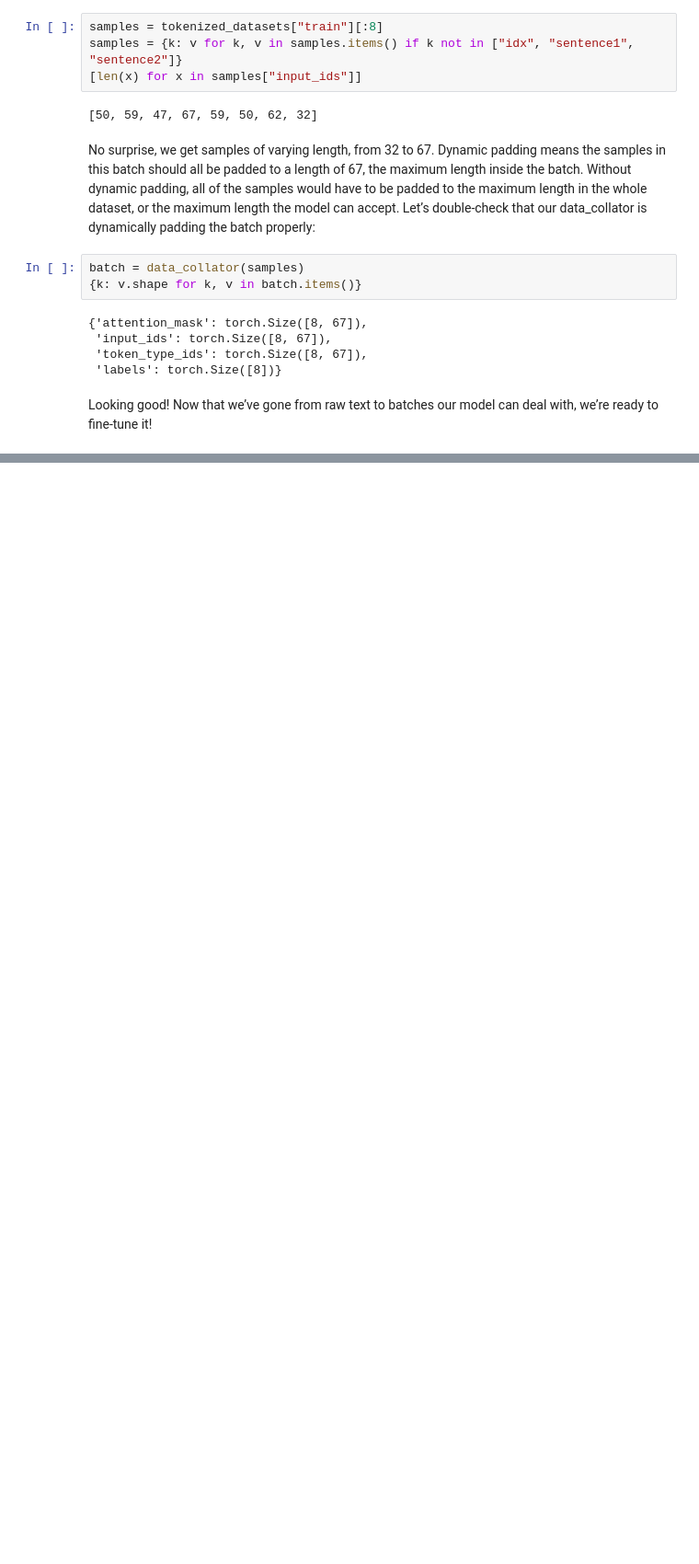
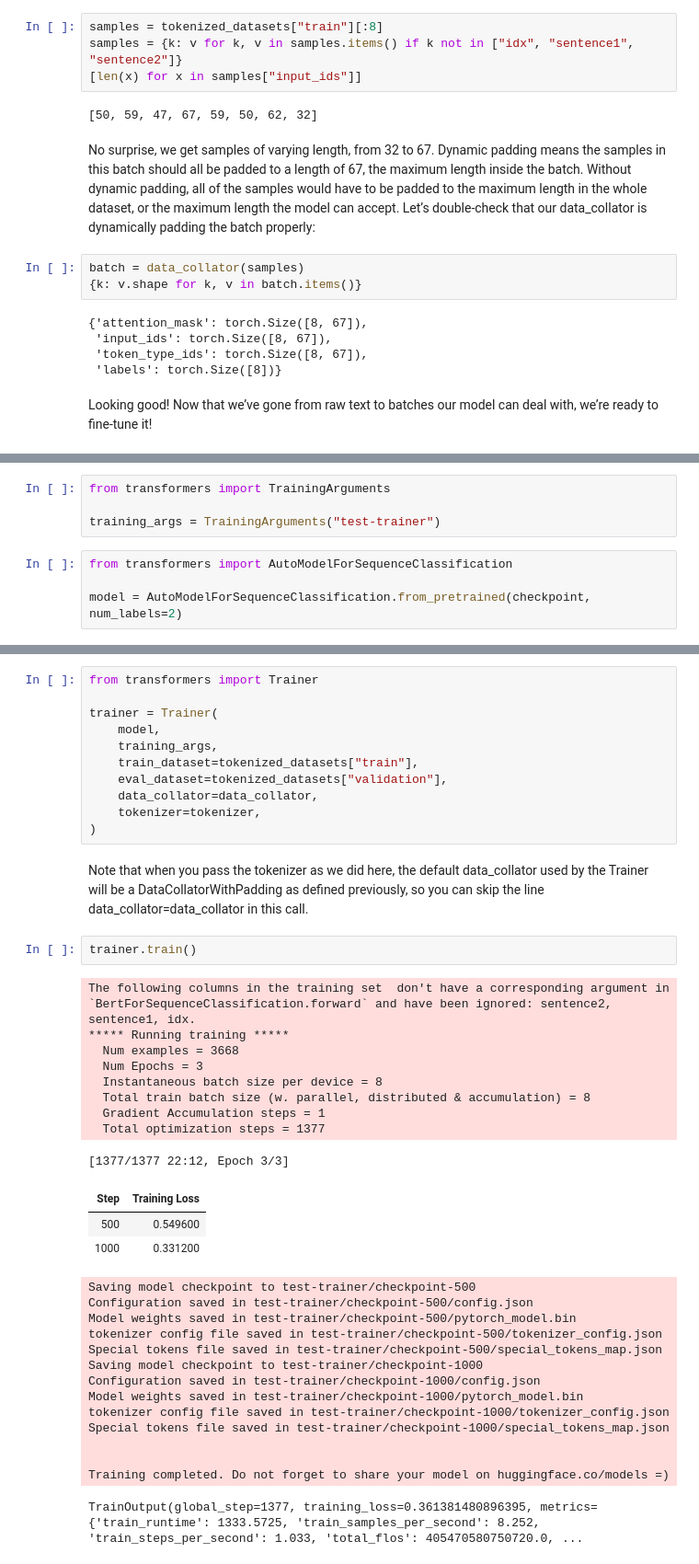
Before and after one commit to dbustosp/transformers_study, a Jupyter notebook: notebooks/fine_tunning.ipynb, the cells around one changed output, grey strips where cells are left out. Shown: that part at 92% size. Drawn from its saved outputs; the diff is of its cells as text; blank space fills up the shorter version.

```diff
--- a/notebooks/fine_tunning.ipynb
+++ b/notebooks/fine_tunning.ipynb
@@ -216,0 +227,8 @@ Looking good! Now that we’ve gone from raw text to batches our model can deal
+# %%
+from transformers import TrainingArguments
+
+training_args = TrainingArguments("test-trainer")
+# %%
+from transformers import AutoModelForSequenceClassification
+
+model = AutoModelForSequenceClassification.from_pretrained(checkpoint, num_labels=2)
@@ -216,0 +245,42 @@ Looking good! Now that we’ve gone from raw text to batches our model can deal
+# %%
+from transformers import Trainer
+
+trainer = Trainer(
+    model,
+    training_args,
+    train_dataset=tokenized_datasets["train"],
+    eval_dataset=tokenized_datasets["validation"],
+    data_collator=data_collator,
+    tokenizer=tokenizer,
+)
+# %% [markdown]
+Note that when you pass the tokenizer as we did here, the default data_collator used by the Trainer will be a DataCollatorWithPadding as defined previously, so you can skip the line data_collator=data_collator in this call.
+# %%
+trainer.train()
+# %% [output]
+The following columns in the training set  don't have a corresponding argument in `BertForSequenceClassification.forward` and have been ignored: sentence2, sentence1, idx.
+***** Running training *****
+  Num examples = 3668
+  Num Epochs = 3
+  Instantaneous batch size per device = 8
+  Total train batch size (w. parallel, distributed & accumulation) = 8
+  Gradient Accumulation steps = 1
+  Total optimization steps = 1377
+[1377/1377 22:12, Epoch 3/3]
+| Step | Training Loss |
+| 500 | 0.549600 |
+| 1000 | 0.331200 |
+Saving model checkpoint to test-trainer/checkpoint-500
+Configuration saved in test-trainer/checkpoint-500/config.json
+Model weights saved in test-trainer/checkpoint-500/pytorch_model.bin
+tokenizer config file saved in test-trainer/checkpoint-500/tokenizer_config.json
+Special tokens file saved in test-trainer/checkpoint-500/special_tokens_map.json
+Saving model checkpoint to test-trainer/checkpoint-1000
+Configuration saved in test-trainer/checkpoint-1000/config.json
+Model weights saved in test-trainer/checkpoint-1000/pytorch_model.bin
+tokenizer config file saved in test-trainer/checkpoint-1000/tokenizer_config.json
+Special tokens file saved in test-trainer/checkpoint-1000/special_tokens_map.json
+
+
+Training completed. Do not forget to share your model on huggingface.co/models =)
+TrainOutput(global_step=1377, training_loss=0.361381480896395, metrics={'train_runtime': 1333.5725, 'train_samples_per_second': 8.252, 'train_steps_per_second': 1.033, 'total_flos': 405470580750720.0, ...
```
Also changed, not shown: parts of 17 cells of this notebook, 1 other file.
